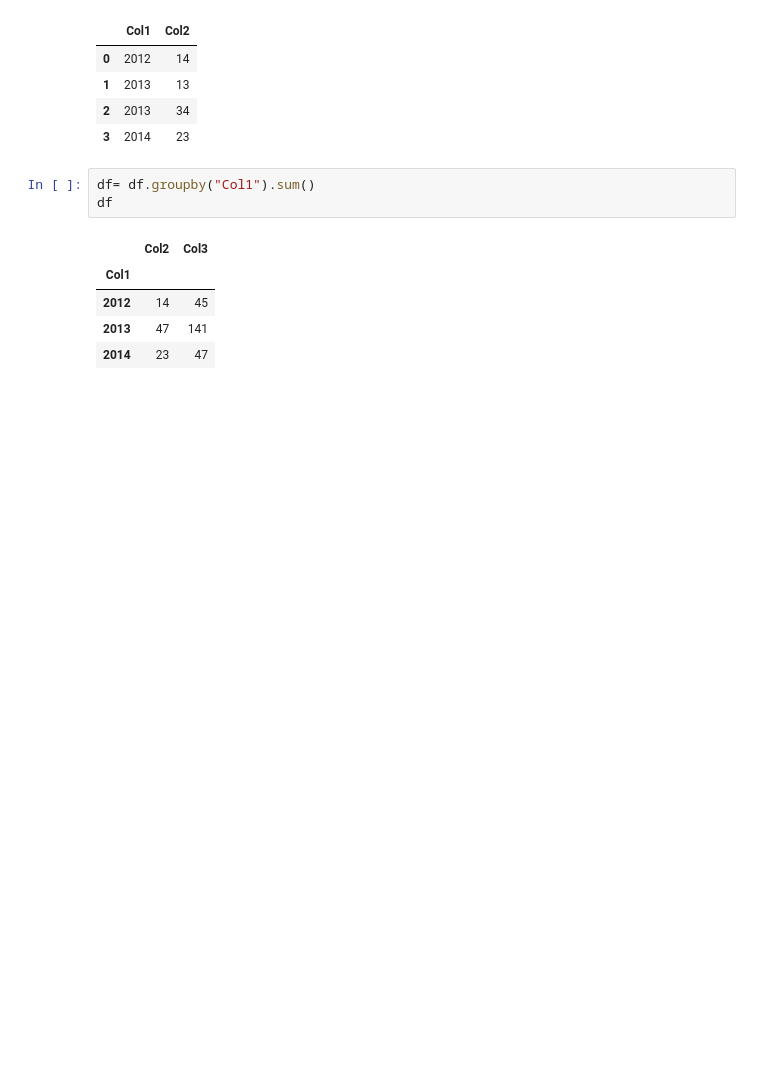
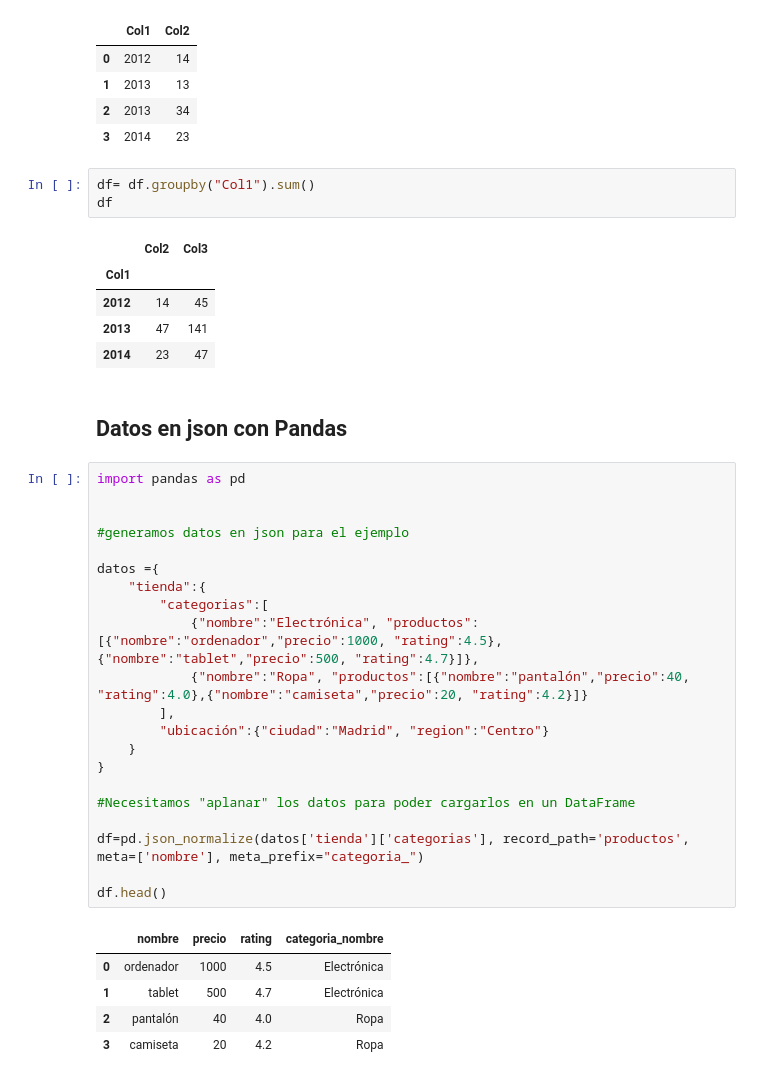
Before and after one commit to antoniosql/Intro-Python, a Jupyter notebook: Notebooks/02_01_Repaso Basico Pandas.ipynb, the cells around one changed output. Saved outputs shown, nothing was run; the diff lists cells and outputs as text; blank space fills up the shorter version.

Commit message:
json

```diff
--- a/Notebooks/02_01_Repaso Basico Pandas.ipynb
+++ b/Notebooks/02_01_Repaso Basico Pandas.ipynb
@@ -246,3 +246,32 @@ df
 | 2012 | 14 | 45 |
 | 2013 | 47 | 141 |
 | 2014 | 23 | 47 |
+# %% [markdown]
+## Datos en json con Pandas
+# %%
+import pandas as pd
+
+
+#generamos datos en json para el ejemplo
+
+datos ={
+    "tienda":{
+        "categorias":[
+            {"nombre":"Electrónica", "productos":[{"nombre":"ordenador","precio":1000, "rating":4.5},{"nombre":"tablet","precio":500, "rating":4.7}]},
+            {"nombre":"Ropa", "productos":[{"nombre":"pantalón","precio":40, "rating":4.0},{"nombre":"camiseta","precio":20, "rating":4.2}]}
+        ],
+        "ubicación":{"ciudad":"Madrid", "region":"Centro"}
+    }
+}
+
+#Necesitamos "aplanar" los datos para poder cargarlos en un DataFrame
+
+df=pd.json_normalize(datos['tienda']['categorias'], record_path='productos', meta=['nombre'], meta_prefix="categoria_")
+
+df.head()
+# %% [output]
+|  | nombre | precio | rating | categoria_nombre |
+| 0 | ordenador | 1000 | 4.5 | Electrónica |
+| 1 | tablet | 500 | 4.7 | Electrónica |
+| 2 | pantalón | 40 | 4.0 | Ropa |
+| 3 | camiseta | 20 | 4.2 | Ropa |
```
Also changed, not shown: parts of 1 cell of this notebook.
